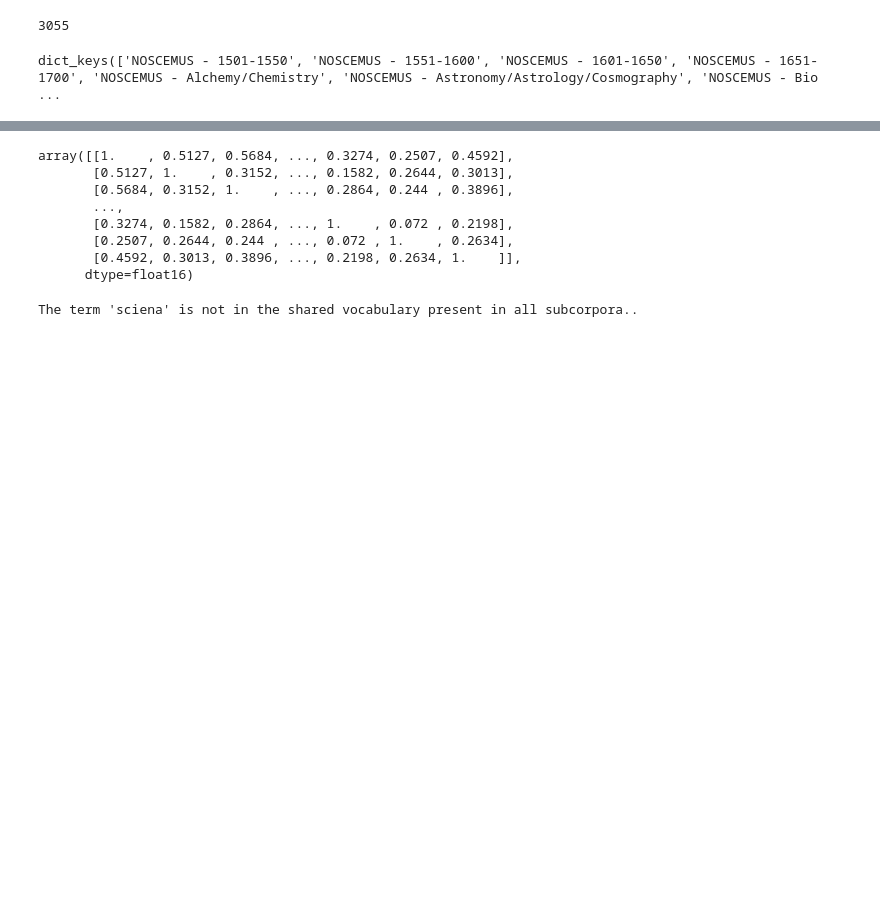
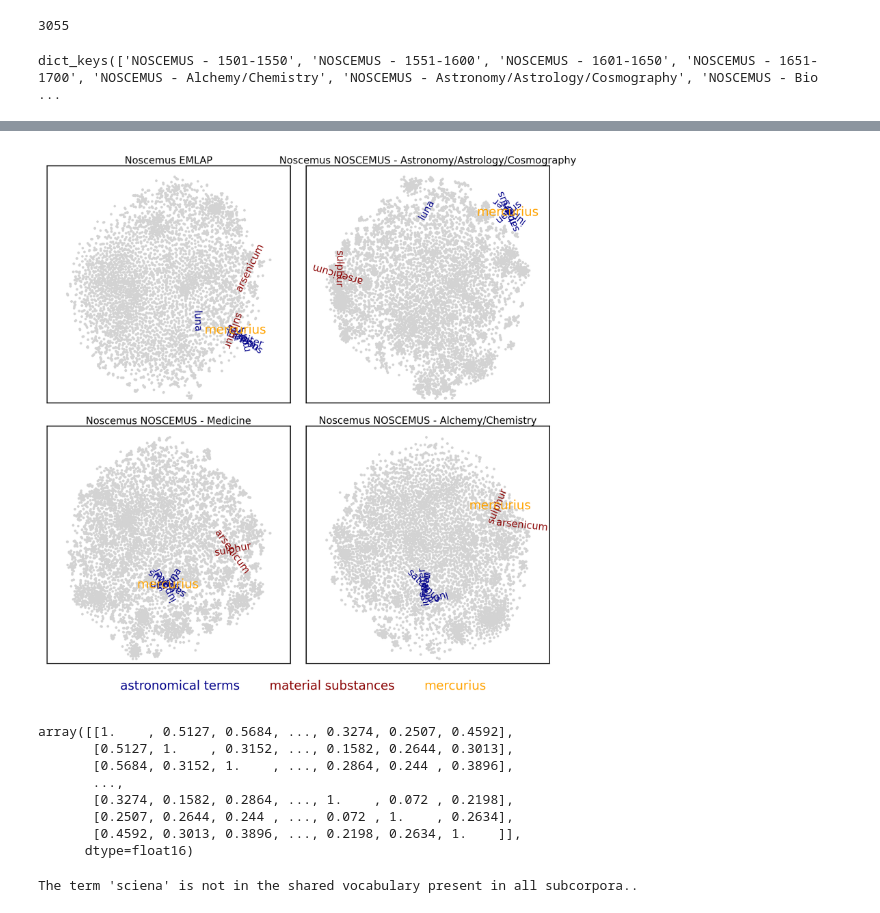
Before and after one commit to CCS-ZCU/WEEMS, a Jupyter notebook: scripts/4_cross-corpora-comparisons.ipynb, the cells around one changed output, grey strips where cells are left out. Saved outputs shown, nothing was run; the diff lists cells and outputs as text; code cells hidden in the pictures; blank space fills up the shorter version.

```diff
--- a/scripts/4_cross-corpora-comparisons.ipynb
+++ b/scripts/4_cross-corpora-comparisons.ipynb
@@ -32,6 +32,13 @@ filtered_vocab_df["shared"].sum()
 # %%
 with open("../data/vectors_dict_comp.pkl", "rb") as file:
     vectors_dict = pickle.load(file)
+# %%
+# 2-D coordinates
+with open("/srv/webserver/apps/iweems_app/data/coordinates_dict.pkl", "rb") as file:
+    coordinates_dict = pickle.load(file)
+#
+#with open("../data/coordinates3d_dict.pkl", "rb") as file:
+#    coordinates3d_dict = pickle.load(file)
 # %%
 vectors_dict.keys()
 # %% [output]
@@ -40,0 +50,3 @@ shared_vocabulary = filtered_vocab_df[filtered_vocab_df["shared"]]["word"].tolis
+# %%
+astronimical_objects = ["mars", "iuppiter", "saturnus", "uenus", "luna"] # "planeta",
+material_substances = ["mettalum", "argenutum", "sulphur", "arsenicum"] # "materia"
@@ -40,0 +68,10 @@ shared_vocabulary = filtered_vocab_df[filtered_vocab_df["shared"]]["word"].tolis
+# %%
+def draw_special_words(ax, wordlist, color="blue", rotation=True, fontsize=10):
+    idx = [word[0] for word in enumerate(words) if word[1] in wordlist]
+    colors_dict = dict([(w, color) for w in wordlist])
+    if rotation:
+        rotations = [np.random.randint(0,360) for w in wordlist]
+    else:
+        rotations = [0 for w in wordlist]
+    for x,y,w,r in zip(xs[idx], ys[idx] - 0.003, words[idx], rotations):
+        ax.text(x,y,w, horizontalalignment='center', verticalalignment='center', fontsize=fontsize, color=colors_dict[w], zorder=3, rotation=r)
@@ -40,0 +82,73 @@ shared_vocabulary = filtered_vocab_df[filtered_vocab_df["shared"]]["word"].tolis
+# %%
+import matplotlib.pyplot as plt
+from matplotlib.lines import Line2D
+
+target = "mercurius"
+special_words = astronimical_objects
+fig, axs = plt.subplots(2,2, figsize=(6, 6), dpi=300, tight_layout=True)
+
+for ax,key in zip(axs.ravel(), ["EMLAP", "NOSCEMUS - Astronomy/Astrology/Cosmography",
+                                'NOSCEMUS - Medicine', 'NOSCEMUS - Alchemy/Chemistry']):
+    kv = vectors_dict[key]
+    xs, ys, words = coordinates_dict[key]
+    ax.scatter(xs, ys, s=1, color="lightgrey", zorder=1)
+
+    # Astronomical terms
+    special_words = astronimical_objects
+    special_words_filtered = [w for w in special_words if w in words]
+    draw_special_words(ax=ax, wordlist=special_words_filtered, rotation=True,
+                       color="darkblue", fontsize=8)
+
+    # Material substances
+    special_words = material_substances
+    special_words_filtered = [w for w in special_words if w in words]
+    draw_special_words(ax=ax, wordlist=special_words_filtered, rotation=True,
+                       color="darkred", fontsize=8)
+
+    # Highlight the target word
+    i = [word[0] for word in enumerate(words) if word[1]==target]
+    x, y = xs[i], ys[i] - 0.003
+    ax.text(x,y,target, horizontalalignment='center', verticalalignment='center',
+            fontsize=10, color="orange", zorder=3)
+
+    ax.set_xlim(-0.1,1.1)
+    ax.set_ylim(-0.02,1.05)
+    ax.axes.get_xaxis().set_visible(False)
+    ax.axes.get_yaxis().set_visible(False)
+
+    if key == "lasla":
+        title = "LASLA (classical authors)"
+    elif key == "operamaiora":
+        title = "Opera Maiora (Aquinas)"
+    else:
+        title = "Noscemus {}".format(key)
+    ax.set_title(title, fontsize=8, pad=-12)
+
+# --- build a text-only legend and color its labels ---
+labels = ["astronomical terms", "material substances", "mercurius"]
+label_colors = ["darkblue", "darkred", "orange"]
+
+# dummy (invisible) handles so the legend shows only text
+dummy = [Line2D([], [], linestyle='none') for _ in labels]
+
+leg = fig.legend(
+    dummy, labels,
+    loc="lower center",
+    bbox_to_anchor=(0.5, -0.05),  # push it further down; try -0.12 if needed
+    ncol=3,
+    frameon=False,
+    handlelength=0,
+    handletextpad=0.4,
+    fontsize=10,
+)
+
+# color each legend label
+for txt, c in zip(leg.get_texts(), label_colors):
+    txt.set_color(c)
+
+# leave extra room at bottom so the legend isn't clipped
+plt.subplots_adjust(bottom=0.05)        # or: fig.tight_layout(rect=[0, 0.06, 1, 1])
+
+plt.show()
+# %% [output]
+[figure, added]
```
Also changed, not shown: parts of 4 cells of this notebook, 6 other files.
